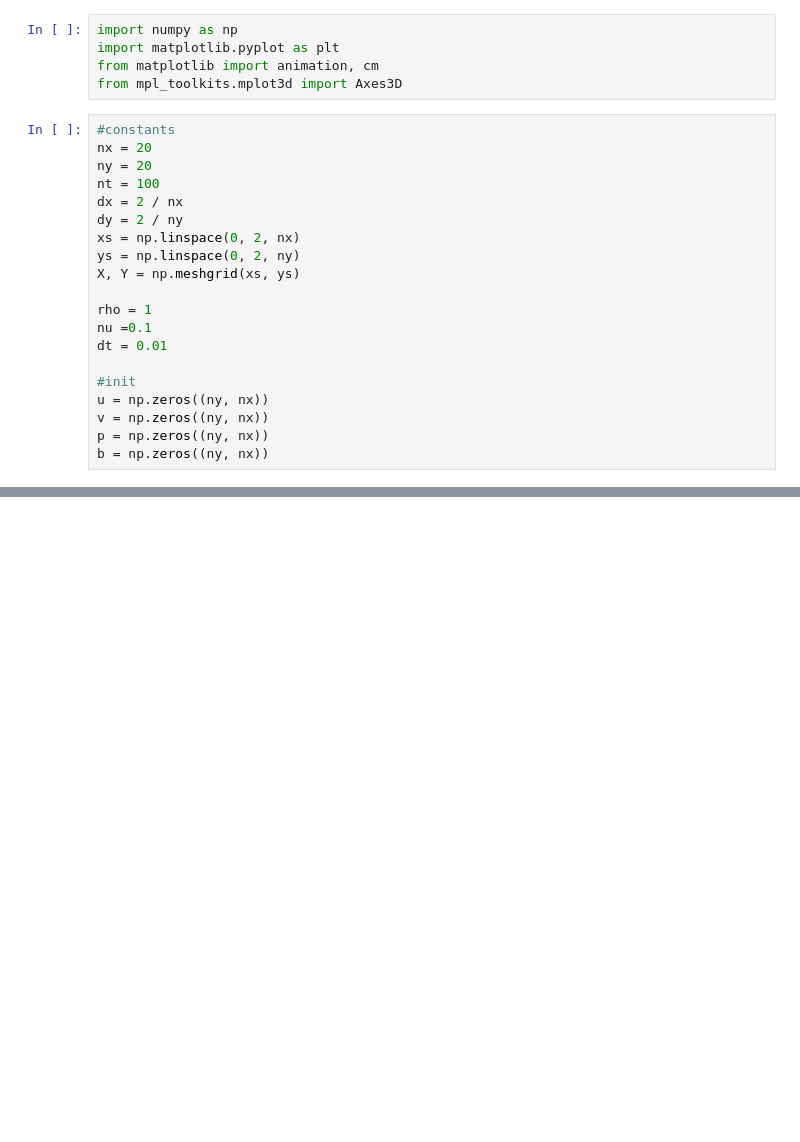
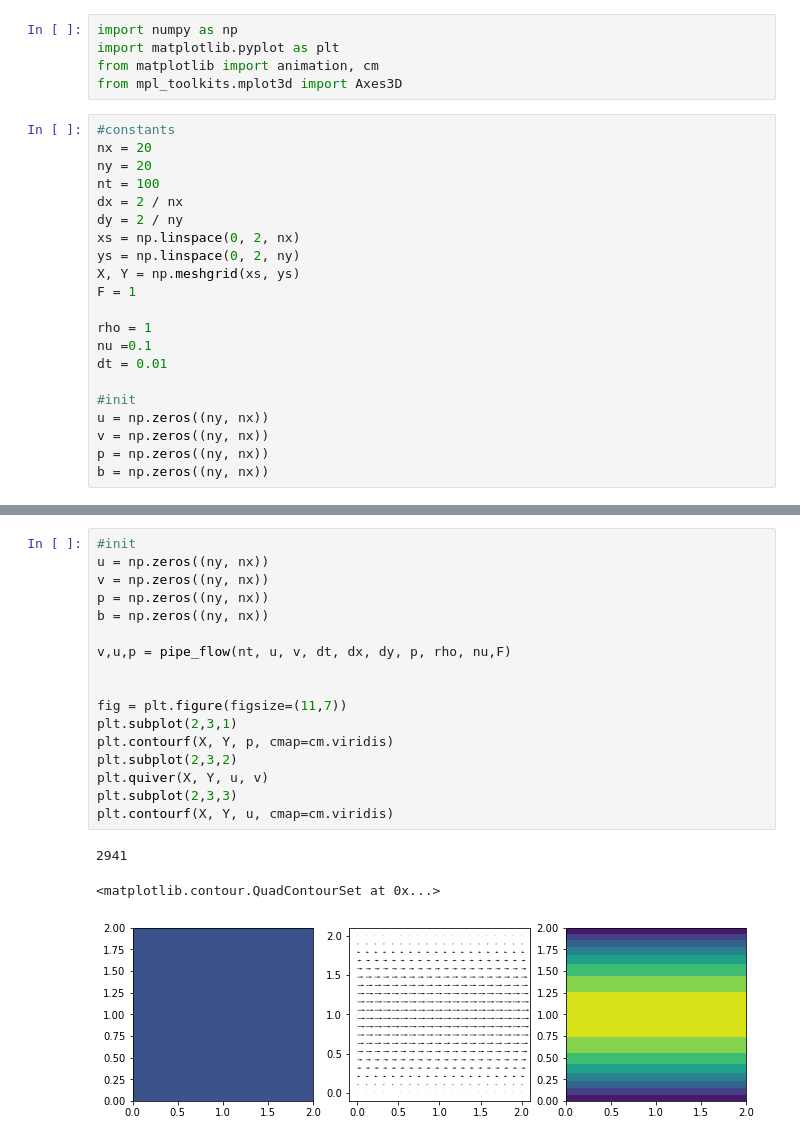
Before and after one commit to sushiTonpai/CFDsim2D, a Jupyter notebook: pipe flow.ipynb, the cells around one changed output, grey strips where cells are left out. Saved outputs shown, nothing was run; the diff lists cells and outputs as text; blank space fills up the shorter version.

```diff
--- a/pipe flow.ipynb
+++ b/pipe flow.ipynb
@@ -42,6 +42,7 @@ dy = 2 / ny
 xs = np.linspace(0, 2, nx)
 ys = np.linspace(0, 2, ny)
 X, Y = np.meshgrid(xs, ys)
+F = 1
 
 rho = 1
 nu =0.1
@@ -84,0 +173,21 @@ def pressure_poisson(p, dx, dy, b):
+# %%
+#init
+u = np.zeros((ny, nx))
+v = np.zeros((ny, nx))
+p = np.zeros((ny, nx))
+b = np.zeros((ny, nx))
+
+v,u,p = pipe_flow(nt, u, v, dt, dx, dy, p, rho, nu,F)
+
+
+fig = plt.figure(figsize=(11,7))
+plt.subplot(2,3,1)
+plt.contourf(X, Y, p, cmap=cm.viridis)
+plt.subplot(2,3,2)
+plt.quiver(X, Y, u, v)
+plt.subplot(2,3,3)
+plt.contourf(X, Y, u, cmap=cm.viridis)
+# %% [output]
+2941
+<matplotlib.contour.QuadContourSet at 0x...>
+[figure, added]
```
Also changed, not shown: parts of 3 cells of this notebook, 9 other files.
